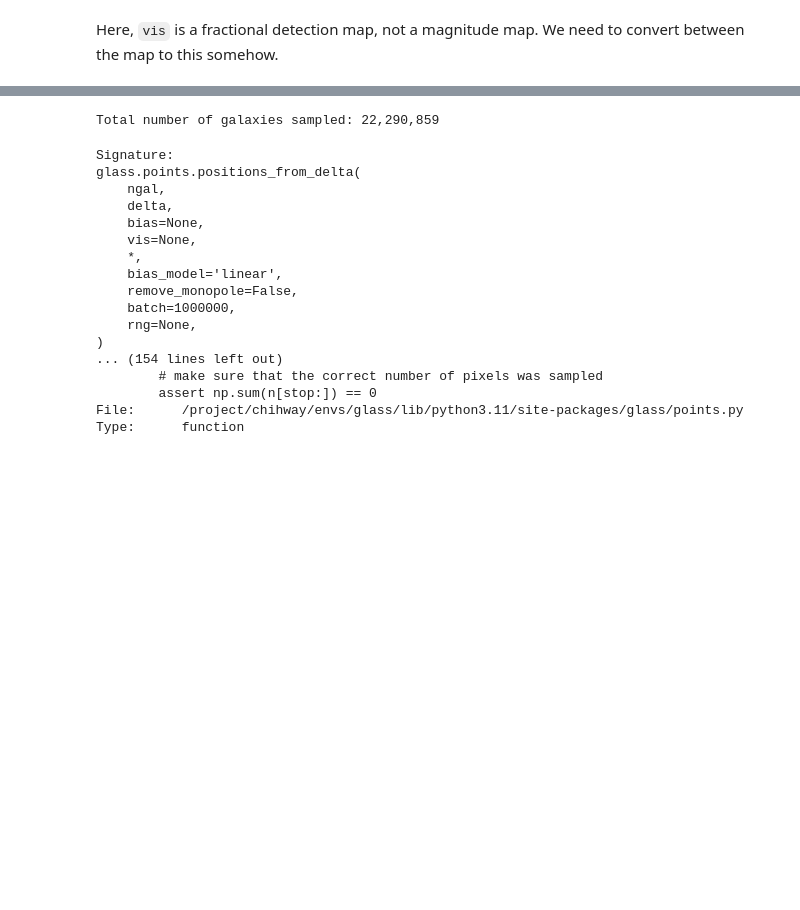
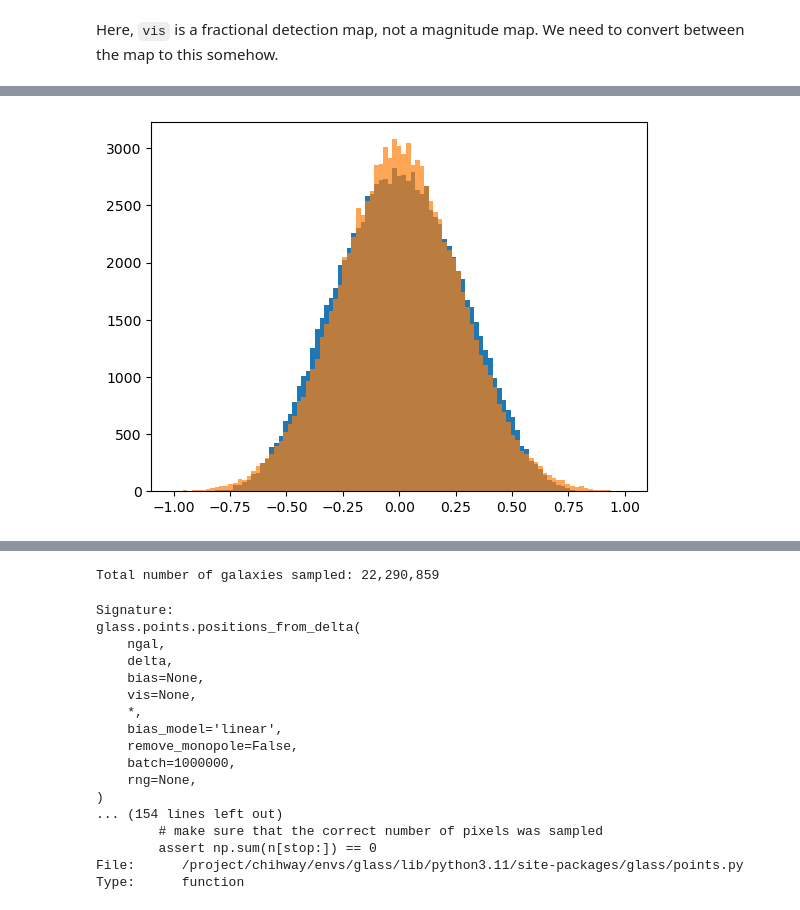
Before and after one commit to ShrihanSolo/glass_guide, a Jupyter notebook: examples/weak_lensing/stage4_survey.ipynb, the cells around one changed output, grey strips where cells are left out. Saved outputs shown, nothing was run; the diff lists cells and outputs as text; code cells hidden in the pictures; blank space fills up the shorter version.

```diff
--- a/examples/weak_lensing/stage4_survey.ipynb
+++ b/examples/weak_lensing/stage4_survey.ipynb
@@ -84,0 +116,7 @@ plt.show()
+# %%
+bins = np.linspace(-1, 1, 100)
+plt.hist(np.real(gal_eps_g), bins = bins, label = 'intnorm')
+plt.hist(np.real(gal_eps), bins = bins, alpha = 0.7, label = 'gaussian')
+plt.show()
+# %% [output]
+[figure, added]
```
Also changed, not shown: parts of 12 cells of this notebook, 1 other file.
